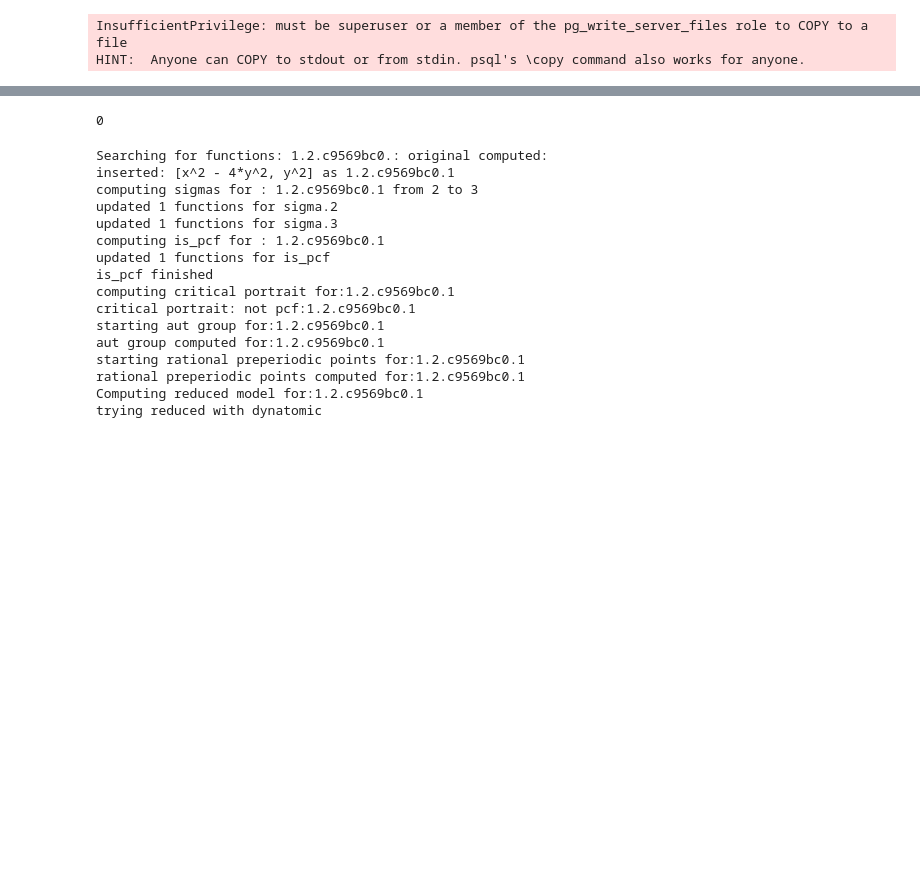
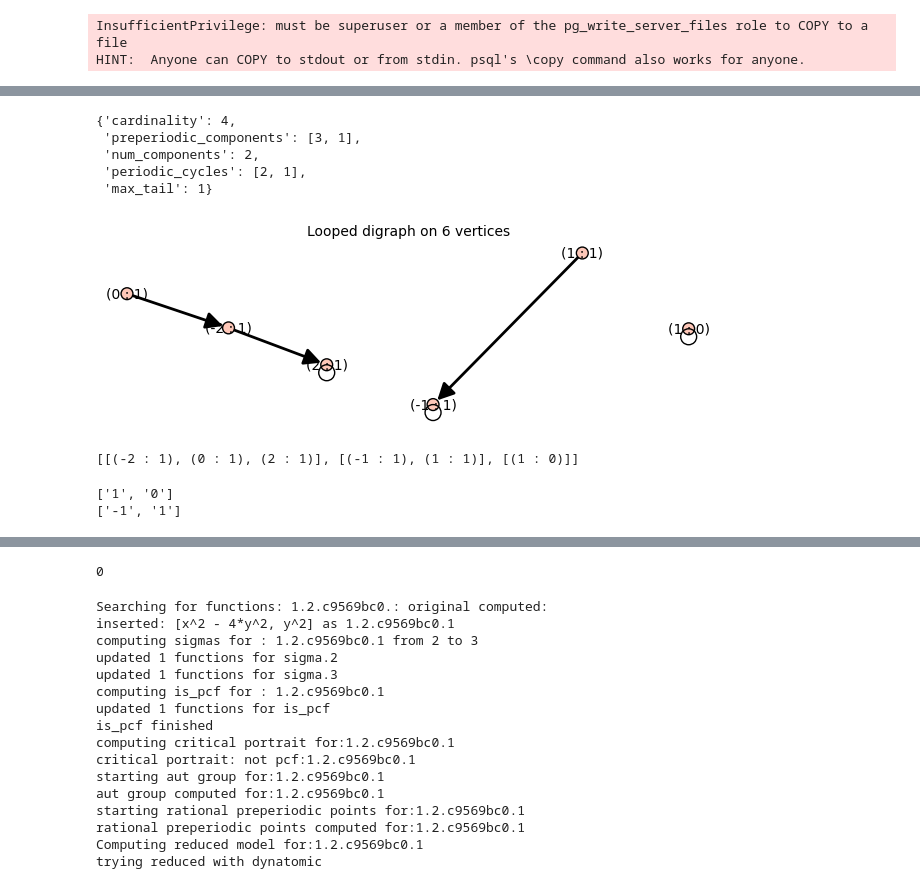
Before and after one commit to jwang-101/DynaBase, a Jupyter notebook: sample_data/functions_test.ipynb, the cells around one changed output, grey strips where cells are left out. Saved outputs shown, nothing was run; the diff lists cells and outputs as text; code cells hidden in the pictures; blank space fills up the shorter version.

```diff
--- a/sample_data/functions_test.ipynb
+++ b/sample_data/functions_test.ipynb
@@ -25,0 +115,22 @@ TypeError: cannot unpack non-iterable int object
+# %%
+graph_data
+# %% [output]
+{'cardinality': 4,
+ 'preperiodic_components': [3, 1],
+ 'num_components': 2,
+ 'periodic_cycles': [2, 1],
+ 'max_tail': 1}
+# %%
+G
+# %% [output]
+[figure, added]
+# %%
+G.connected_components()
+# %% [output]
+[[(-2 : 1), (0 : 1), (2 : 1)], [(-1 : 1), (1 : 1)], [(1 : 0)]]
+# %%
+for c in G.all_simple_cycles():
+    print([str(t) for t in c[0]])
+# %% [output]
+['1', '0']
+['-1', '1']
```
Also changed, not shown: parts of 6 cells of this notebook, 15 other files.
